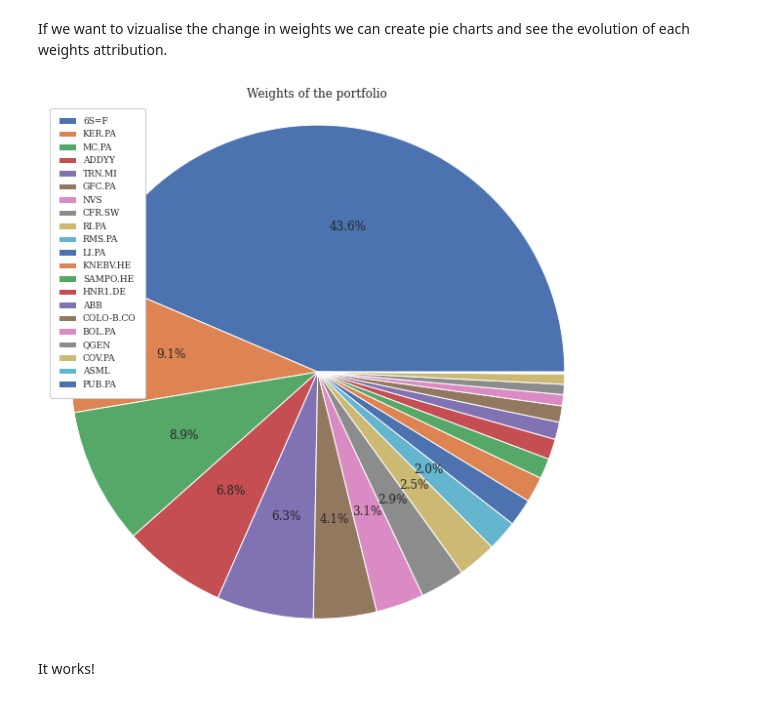
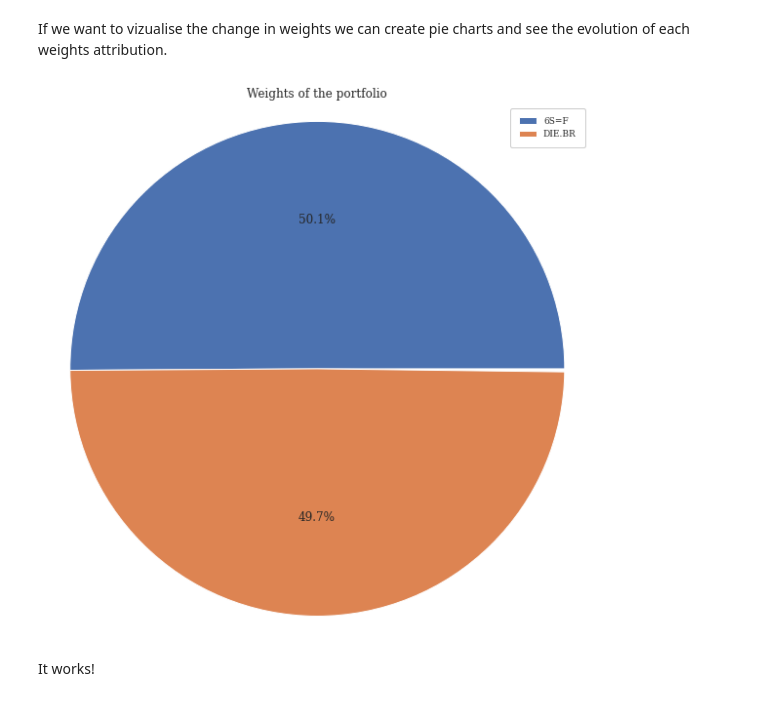
Before and after one commit to bashog/Portfolio-Construction, a Jupyter notebook: 3_portfolio_construction.ipynb, the cells around one changed output. Saved outputs shown, nothing was run; the diff lists cells and outputs as text; code cells hidden in the pictures.

```diff
--- a/3_portfolio_construction.ipynb
+++ b/3_portfolio_construction.ipynb
@@ -325,9 +335,9 @@ Sum of the weights: 0.998
 # %% [markdown]
 If we want to vizualise the change in weights we can create pie charts and see the evolution of each weights attribution.
 # %%
-pf.plot_weights(weights[2])
+pf.plot_weights(weights[6])
 # %% [output]
-[figure, old version]
+[figure, new version]
 # %% [markdown]
 It works!
 # %% [markdown]
```
Also changed, not shown: parts of 26 cells of this notebook, 1 other file.
